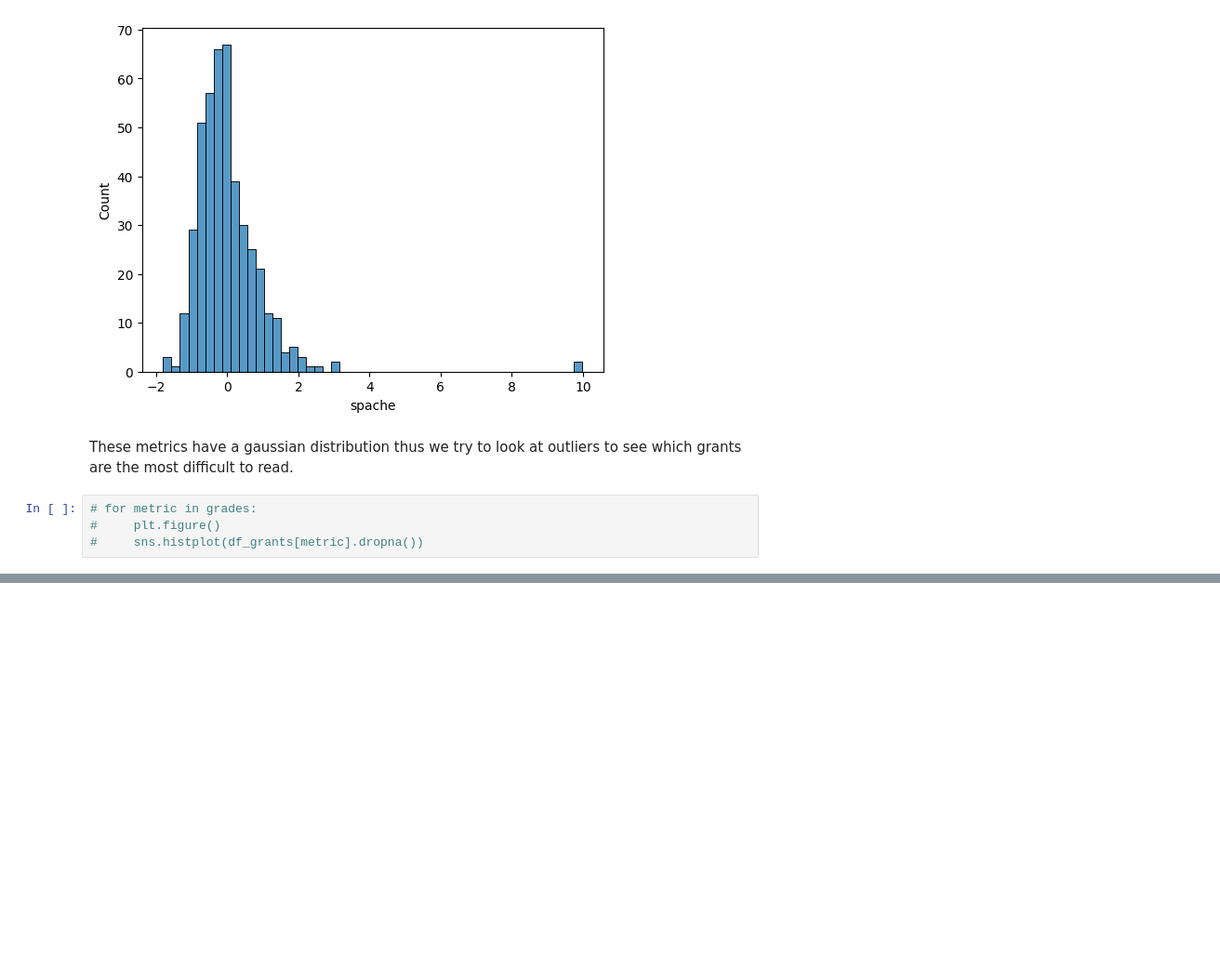
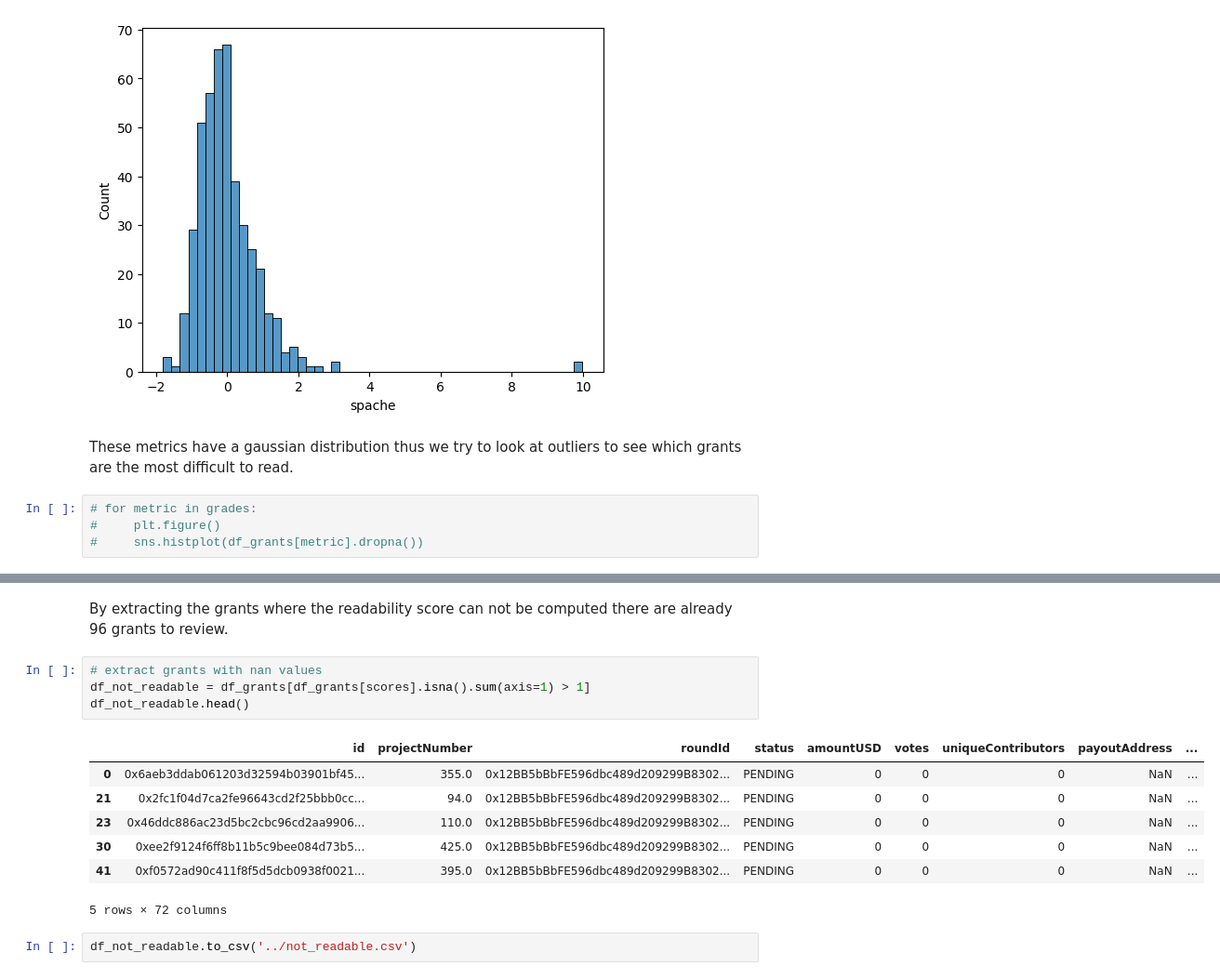
Before and after one commit to poupou-web3/GGR-beta-analysis, a Jupyter notebook: jupyter/29-04-beta-grant-readability.ipynb, the cells around one changed output, grey strips where cells are left out. Shown: that part at 93% size. Saved outputs shown, nothing was run; the diff lists cells and outputs as text; blank space fills up the shorter version.

```diff
--- a/jupyter/29-04-beta-grant-readability.ipynb
+++ b/jupyter/29-04-beta-grant-readability.ipynb
@@ -280,0 +331,16 @@ These metrics have a gaussian distribution thus we try to look at outliers to se
+# %% [markdown]
+By extracting the grants where the readability score can not be computed there are already 96 grants to review.
+# %%
+# extract grants with nan values
+df_not_readable = df_grants[df_grants[scores].isna().sum(axis=1) > 1]
+df_not_readable.head()
+# %% [output]
+|  | id | projectNumber | roundId | status | amountUSD | votes | uniqueContributors | payoutAddress | ... |
+| 0 | 0x6aeb3ddab061203d32594b03901bf45... | 355.0 | 0x12BB5bBbFE596dbc489d209299B8302... | PENDING | 0 | 0 | 0 | NaN | ... |
+| 21 | 0x2fc1f04d7ca2fe96643cd2f25bbb0cc... | 94.0 | 0x12BB5bBbFE596dbc489d209299B8302... | PENDING | 0 | 0 | 0 | NaN | ... |
+| 23 | 0x46ddc886ac23d5bc2cbc96cd2aa9906... | 110.0 | 0x12BB5bBbFE596dbc489d209299B8302... | PENDING | 0 | 0 | 0 | NaN | ... |
+| 30 | 0xee2f9124f6ff8b11b5c9bee084d73b5... | 425.0 | 0x12BB5bBbFE596dbc489d209299B8302... | PENDING | 0 | 0 | 0 | NaN | ... |
+| 41 | 0xf0572ad90c411f8f5d5dcb0938f0021... | 395.0 | 0x12BB5bBbFE596dbc489d209299B8302... | PENDING | 0 | 0 | 0 | NaN | ... |
+5 rows × 72 columns
+# %%
+df_not_readable.to_csv('../not_readable.csv')
```
Also changed, not shown: parts of 18 cells of this notebook.
